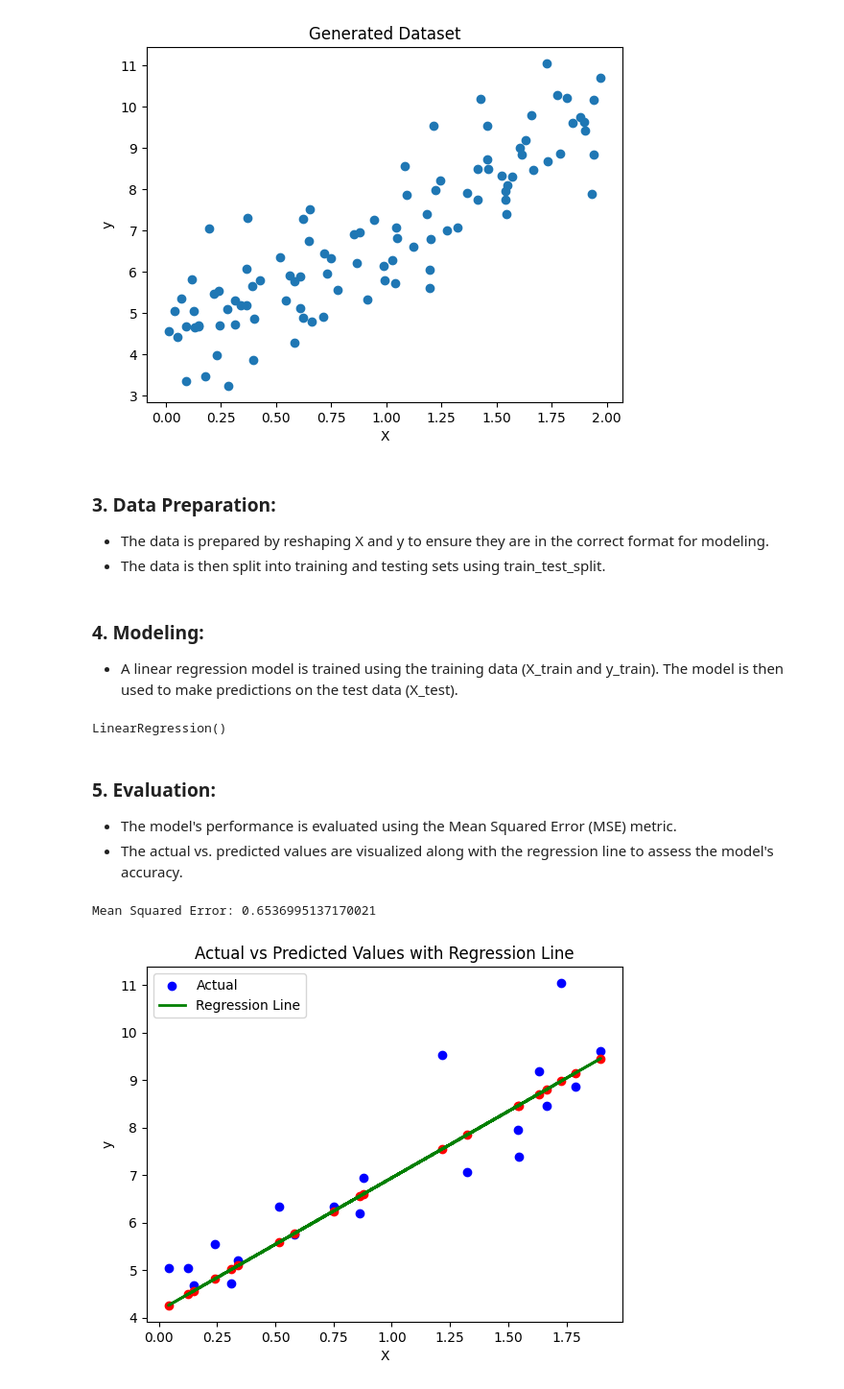
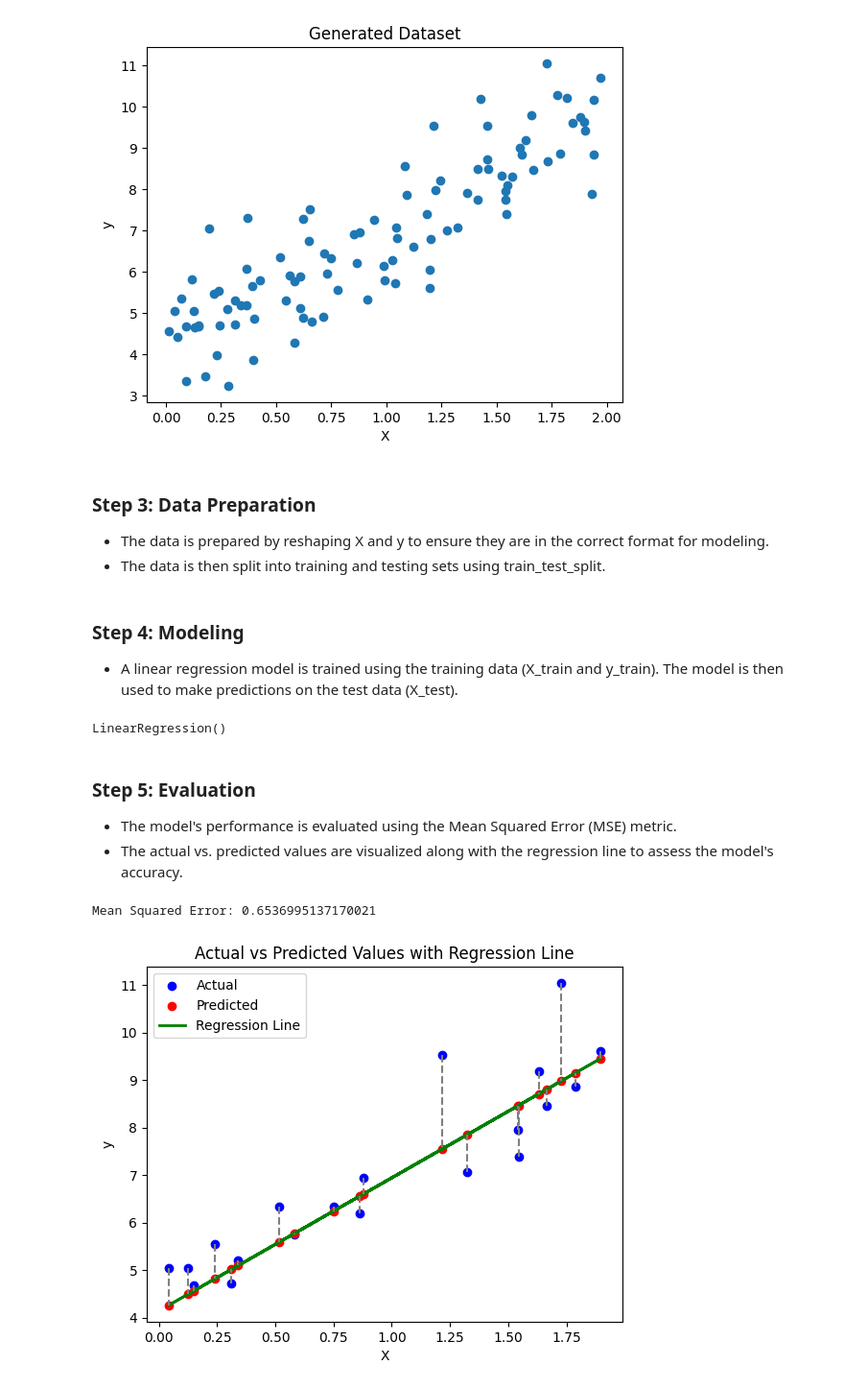
Before and after one commit to devilhyt/nchu-stuff, a Jupyter notebook: 2024-fall/aiot/hw1-1/main.ipynb, the cells around one changed output. Shown at 96% size. Drawn from its saved outputs; the diff is of its cells as text; code cells hidden in the pictures.

```diff
--- a/2024-fall/aiot/hw1-1/main.ipynb
+++ b/2024-fall/aiot/hw1-1/main.ipynb
@@ -41,7 +41,7 @@ plt.show()
 # %% [output]
 [figure]
 # %% [markdown]
-### 3. Data Preparation:
+### Step 3: Data Preparation
 - The data is prepared by reshaping X and y to ensure they are in the correct format for modeling.
 - The data is then split into training and testing sets using train_test_split.
 # %%
@@ -54,6 +54,6 @@ y = y.reshape(-1, 1)
 X_train, X_test, y_train, y_test = train_test_split(X, y, test_size=0.2, random_state=42)
 # %% [markdown]
-### 4. Modeling:
+### Step 4: Modeling
 - A linear regression model is trained using the training data (X_train and y_train).
 The model is then used to make predictions on the test data (X_test).
 # %%
@@ -63,26 +63,31 @@ model.fit(X_train, y_train)
 # %% [output]
 LinearRegression()
 # %% [markdown]
-### 5. Evaluation:
+### Step 5: Evaluation
 
 - The model's performance is evaluated using the Mean Squared Error (MSE) metric.
 - The actual vs. predicted values are visualized along with the regression line to assess the model's accuracy.
 # %%
-# Step 6: Evaluate the model
+# Evaluate the model
 y_pred = model.predict(X_test)
 mse = mean_squared_error(y_test, y_pred)
 print(f'Mean Squared Error: {mse}')
 
 # Plot the regression line
 plt.scatter(X_test, y_test, color='blue', label='Actual')
-plt.scatter(X_test, y_pred, color='red')
+plt.scatter(X_test, y_pred, color='red', label='Predicted')
 plt.plot(X_test, y_pred, color='green', linewidth=2, label='Regression Line')
+
+# Link the predicted and actual points
+for i in range(len(X_test)):
+    plt.plot([X_test[i], X_test[i]], [y_test[i], y_pred[i]], color='gray', linestyle='--')
+
 plt.xlabel('X')
 plt.ylabel('y')
 plt.title('Actual vs Predicted Values with Regression Line')
 plt.legend()
 plt.show()
 # %% [output]
 Mean Squared Error: 0.6536995137170021
-[figure, old version]
+[figure, new version]
 # %% [markdown]
```
Also changed, not shown: parts of 5 cells of this notebook, 2 other files.
